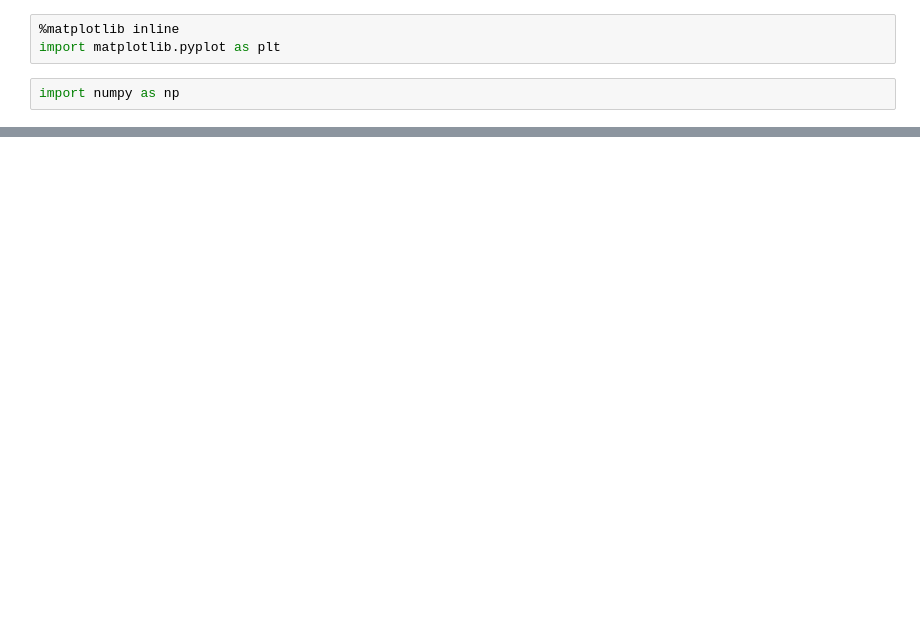
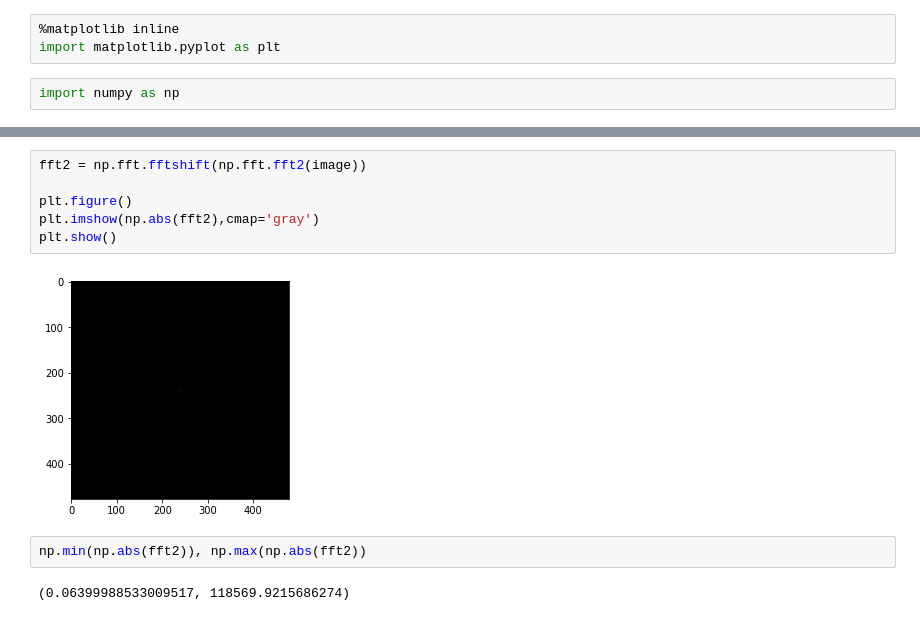
Before and after one commit to rhee-airilab/measuring-cnn-g12n, a Jupyter notebook: test-fourier-transform.ipynb, the cells around one changed output, grey strips where cells are left out. Saved outputs shown, nothing was run; the diff lists cells and outputs as text; blank space fills up the shorter version.

```diff
--- a/test-fourier-transform.ipynb
+++ b/test-fourier-transform.ipynb
@@ -35,0 +49,12 @@ plt.show()
+# %%
+fft2 = np.fft.fftshift(np.fft.fft2(image))
+
+plt.figure()
+plt.imshow(np.abs(fft2),cmap='gray')
+plt.show()
+# %% [output]
+[figure, added]
+# %%
+np.min(np.abs(fft2)), np.max(np.abs(fft2))
+# %% [output]
+(0.06399988533009517, 118569.9215686274)
```
Also changed, not shown: parts of 25 cells of this notebook, 15 other files.
